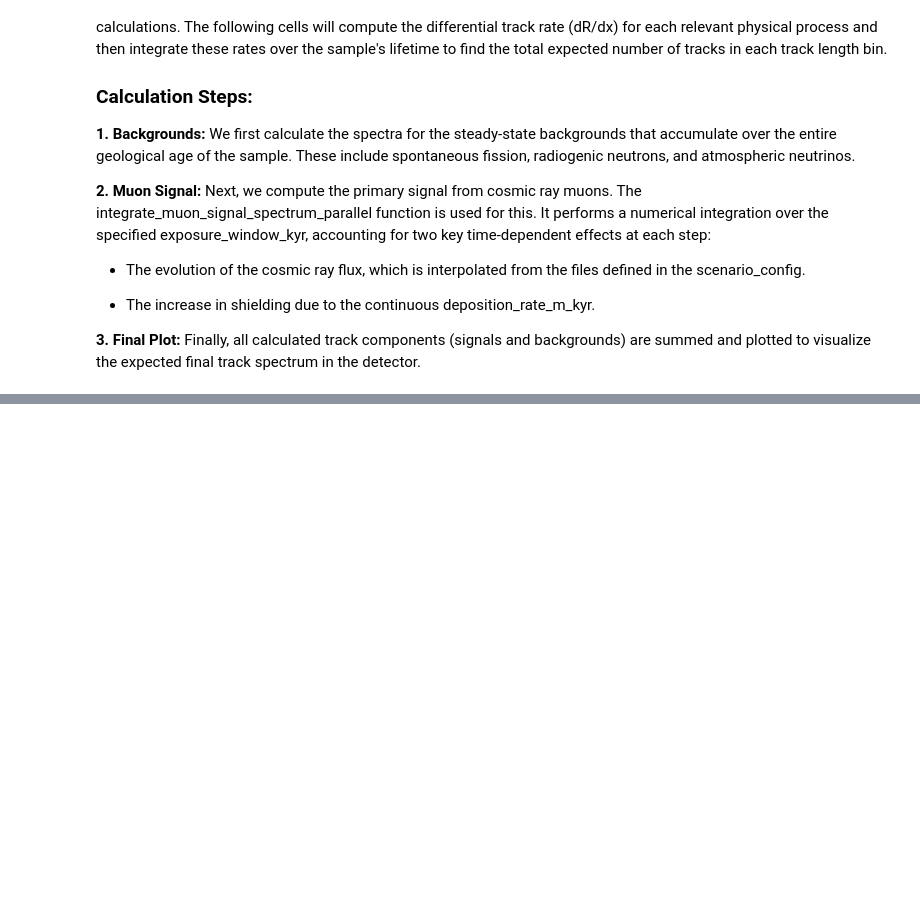
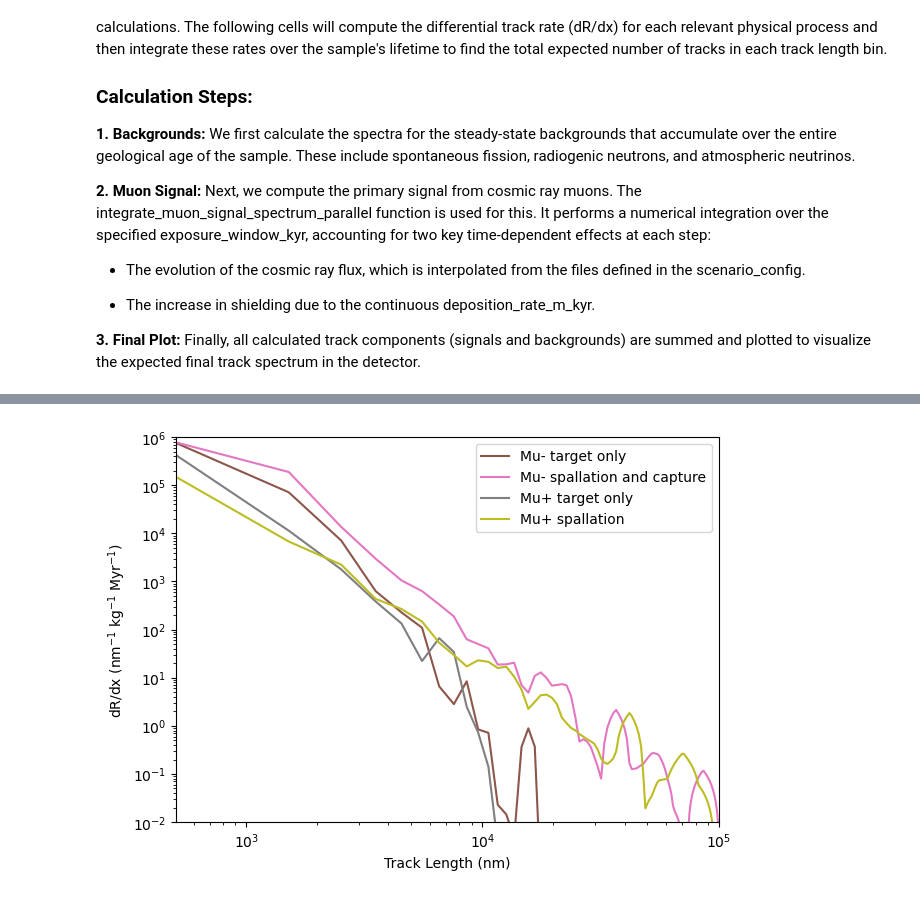
Before and after one commit to cgalelli/PrimusCode, a Jupyter notebook: CDP_analysis.ipynb, the cells around one changed output, grey strips where cells are left out. Drawn from its saved outputs; the diff is of its cells as text; code cells hidden in the pictures; blank space fills up the shorter version.

```diff
--- a/CDP_analysis.ipynb
+++ b/CDP_analysis.ipynb
@@ -279 +353,15 @@ for name in recoil_data.files[1:]:
+# %%
+filepath = './Data/processed_recoils/Olivine_mu+_recoil_simple_10.0kyr_0.1mwe.npz'
+recoil_data = np.load(filepath)
+
+drdx_muonp = mineral._convert_recoil_to_track_spectrum(x_bins=x_bins, recoil_data=recoil_data, energy_bins_gev=CONFIG["geant4_energy_bins_gev"])
+
+drdx_orgp = np.zeros_like(drdx_muon['total'])
+drdx_resultp = np.zeros_like(drdx_muon['total'])
+for name in drdx_muonp.keys():
+    if name != 'total' and name != 'Er_bins' and name != 'neutron':
+        if name in ['Mg26','Mg25', 'Fe56', 'Fe57','Si28','Si29','Si30', 'O16', 'O17', 'O18']:
+            drdx_orgp += drdx_muonp[name]
+        else:
+            drdx_resultp += drdx_muonp[name]
 # %%
@@ -292,20 +394,20 @@ for name in recoil_data_mod.files[1:]:
 # %%
 fig, ax = plt.subplots(figsize=[7, 5])
 
-ax.plot(x_mids, drdx_muon['total'], label='Total muon-induced')
-ax.plot(x_mids, drdx_muon_mod['total'], linestyle='--', linewidth=1., label='Total muon-induced at peak SN')
-ax.plot(x_mids, drdx_org, linestyle='-.', linewidth=1.1, color='C5', label='Target nuclides only')
-ax.plot(x_mids, drdx_result, linestyle='-.', linewidth=1.1, color='C6', label='Nuclides from spallation')
-ax.plot(x_mids_N, drdx_neutron, linestyle='-', color = 'C4',label='Neutron-induced')
-ax.plot(x_mids, drdx_fission, linestyle='-', color = 'C2',label='Fission-induced')
+ax.plot(x_mids, drdx_org, linestyle='-', linewidth=1.5, color='C5', label='Mu- target only')
+ax.plot(x_mids, drdx_result, linestyle='-', linewidth=1.5, color='C6', label='Mu- spallation and capture')
+ax.plot(x_mids, drdx_orgp, linestyle='-', linewidth=1.5, color='C7', label='Mu+ target only')
+ax.plot(x_mids, drdx_resultp, linestyle='-', linewidth=1.5, color='C8', label='Mu+ spallation')
 
 ax.set_yscale("log")
 ax.set_xscale("log")
 ax.set_xlabel(r"Track Length (nm)")
 ax.set_ylabel(r"dR/dx (nm$^{-1}$ kg$^{-1}$ Myr$^{-1}$)")
 #ax.set_title(f"Track rate spectrum in {mineral_name}")
-ax.set_ylim(1e-1, 3e7)
+ax.set_ylim(1e-2, 1e6)
 ax.set_xlim(x_mids[0], x_bins[-1])
 ax.legend()
-plt.savefig("Plots/CDP_drdx.png", dpi=500)
+plt.savefig("Plots/CDP_drdx1.png", dpi=500)
 plt.show()
+# %% [output]
+[figure, added]
```
Also changed, not shown: parts of 16 cells of this notebook.
